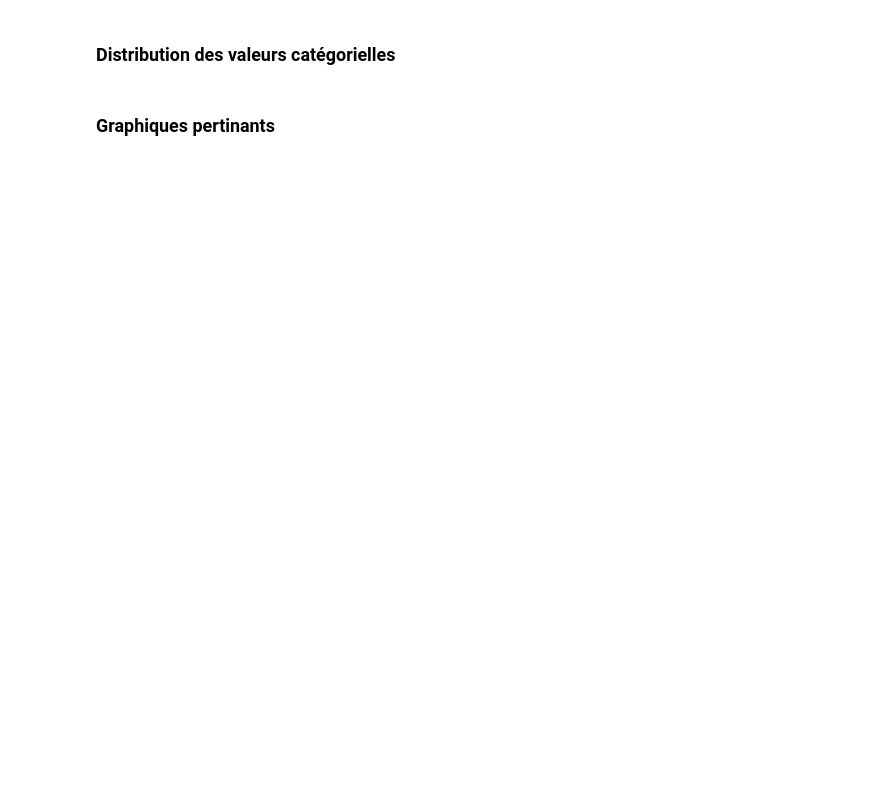
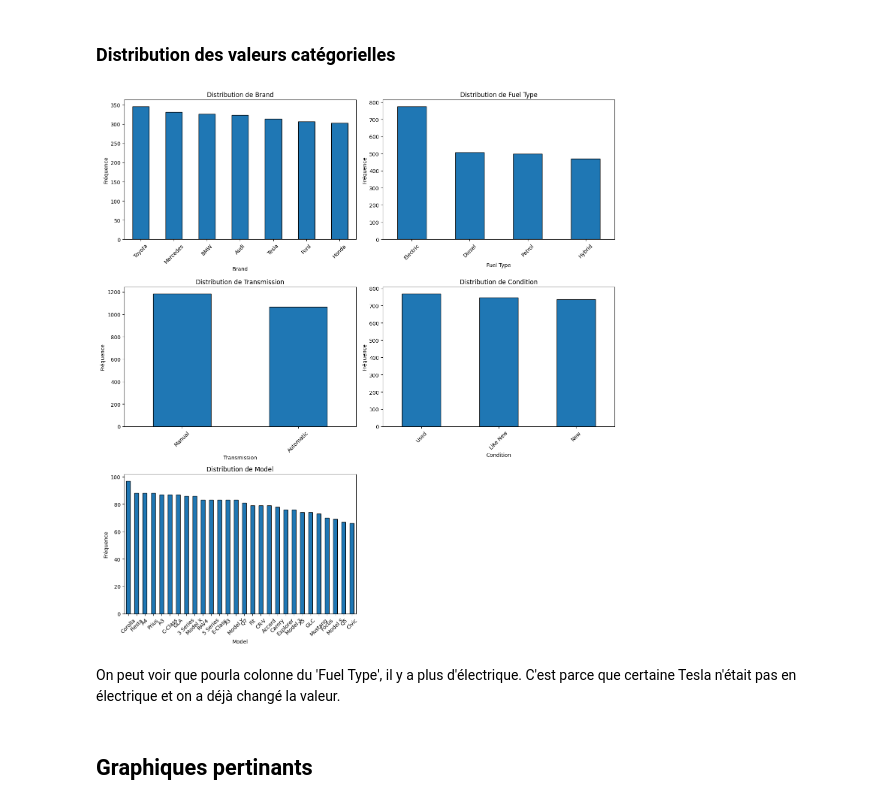
Before and after one commit to tristanretali/DataScienceProject, a Jupyter notebook: notebooks/eda.ipynb, the cells around one changed output. Drawn from its saved outputs; the diff is of its cells as text; code cells hidden in the pictures; blank space fills up the shorter version.

```diff
--- a/notebooks/eda.ipynb
+++ b/notebooks/eda.ipynb
@@ -202,4 +210,29 @@ Lorsqu'on regarde ensuite le **V de Cramér**, on voit que le lien entre Model e
 # %% [markdown]
 ### Distribution des valeurs catégorielles
+# %%
+categories_columns = df.select_dtypes(include=["category"]).columns
+n_cols = len(categories_columns)
+n_rows = (n_cols + 1) // 2
+
+fig, axes = plt.subplots(n_rows, 2, figsize=(14, 5*n_rows))
+axes = axes.flatten()
+
+for idx, col in enumerate(categories_columns):
+    df[col].value_counts().plot(kind='bar', ax=axes[idx], edgecolor='black')
+    axes[idx].set_title(f'Distribution de {col}')
+    axes[idx].set_xlabel(col)
+    axes[idx].set_ylabel('Fréquence')
+    axes[idx].tick_params(axis='x', rotation=45)
+
+# Masquer les subplots vides
+for idx in range(len(categories_columns), len(axes)):
+    axes[idx].set_visible(False)
+
+plt.tight_layout()
+plt.show()
+# %% [output]
+[figure, added]
+# %% [markdown]
+On peut voir que pourla colonne du 'Fuel Type', il y a plus d'électrique. C'est parce que certaine Tesla n'était pas en électrique et on a déjà changé la valeur.
 # %% [markdown]
-### Graphiques pertinants
+## Graphiques pertinants
```
Also changed, not shown: parts of 17 cells of this notebook, 1 other file.
